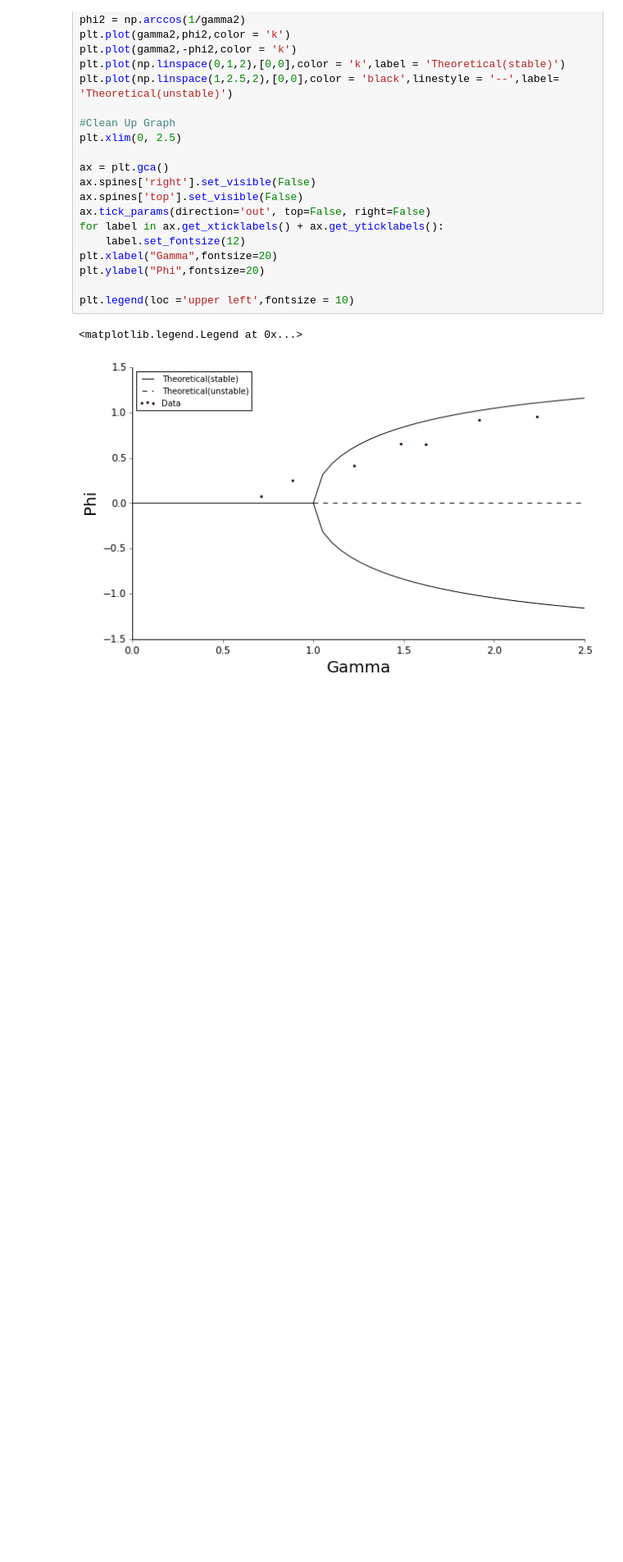
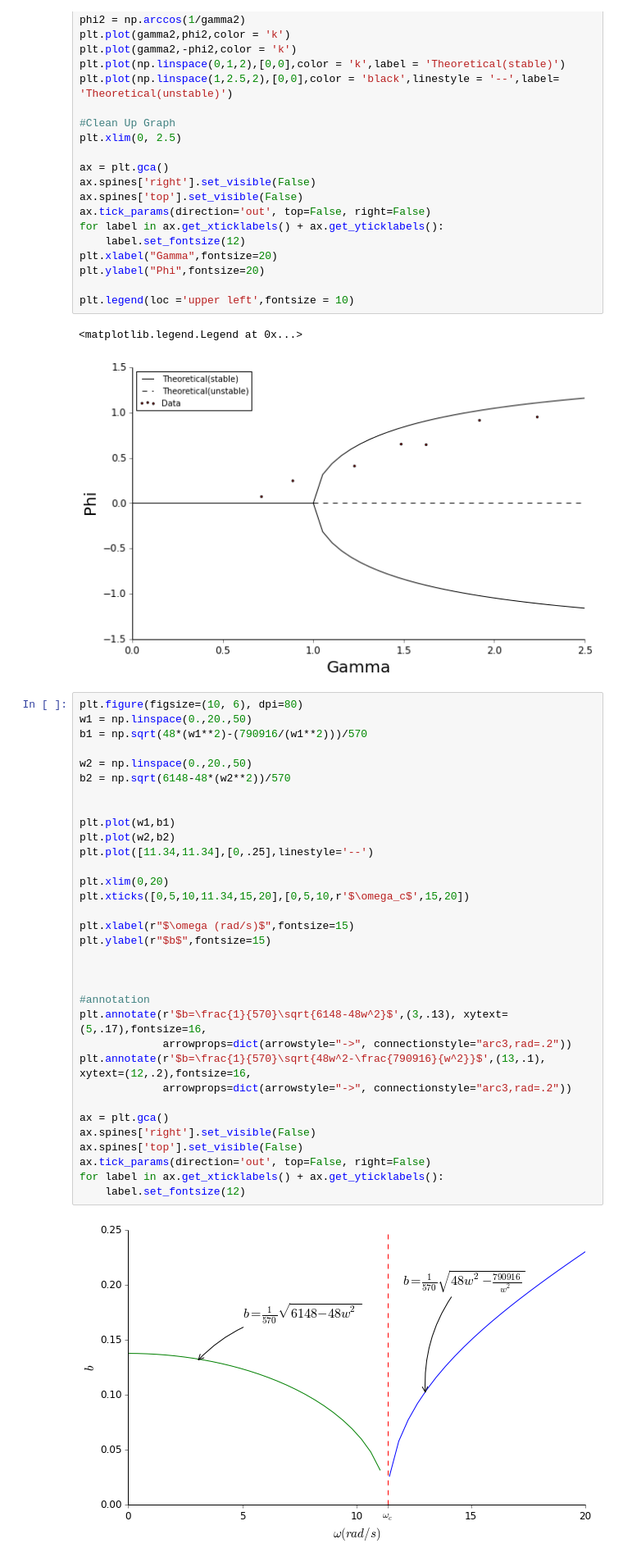
Before and after one commit to jparke08/PHYS202-S14, a Jupyter notebook: Graphics/NonlinearHW.ipynb, the cells around one changed output. Shown at 82% size. Cells and saved outputs as stored; diff of their text form; blank space fills up the shorter version.

```diff
--- a/Graphics/NonlinearHW.ipynb
+++ b/Graphics/NonlinearHW.ipynb
@@ -79,3 +79,38 @@ plt.legend(loc ='upper left',fontsize = 10)
 # %% [output]
 <matplotlib.legend.Legend at 0x...>
 [figure]
+# %%
+plt.figure(figsize=(10, 6), dpi=80)
+w1 = np.linspace(0.,20.,50)
+b1 = np.sqrt(48*(w1**2)-(790916/(w1**2)))/570
+
+w2 = np.linspace(0.,20.,50)
+b2 = np.sqrt(6148-48*(w2**2))/570
+
+
+plt.plot(w1,b1)
+plt.plot(w2,b2)
+plt.plot([11.34,11.34],[0,.25],linestyle='--')
+
+plt.xlim(0,20)
+plt.xticks([0,5,10,11.34,15,20],[0,5,10,r'$\omega_c$',15,20])
+
+plt.xlabel(r"$\omega (rad/s)$",fontsize=15)
+plt.ylabel(r"$b$",fontsize=15)
+
+
+
+#annotation
+plt.annotate(r'$b=\frac{1}{570}\sqrt{6148-48w^2}$',(3,.13), xytext=(5,.17),fontsize=16,
+             arrowprops=dict(arrowstyle="->", connectionstyle="arc3,rad=.2"))
+plt.annotate(r'$b=\frac{1}{570}\sqrt{48w^2-\frac{790916}{w^2}}$',(13,.1), xytext=(12,.2),fontsize=16,
+             arrowprops=dict(arrowstyle="->", connectionstyle="arc3,rad=.2"))
+
+ax = plt.gca()
+ax.spines['right'].set_visible(False)
+ax.spines['top'].set_visible(False)
+ax.tick_params(direction='out', top=False, right=False)
+for label in ax.get_xticklabels() + ax.get_yticklabels():
+    label.set_fontsize(12)
+# %% [output]
+[figure, added]
```
Also changed, not shown: parts of 3 cells of this notebook, 4 other files.
